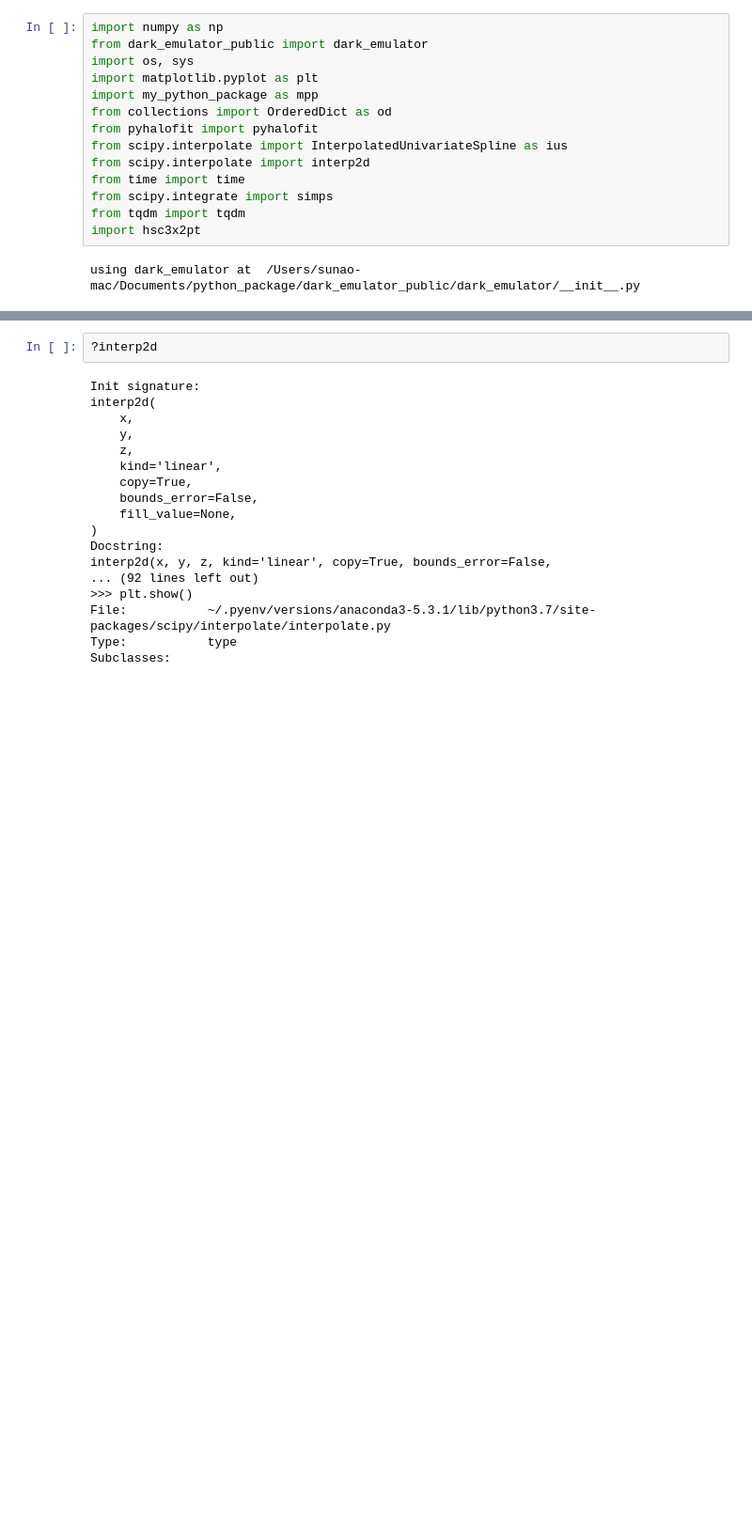
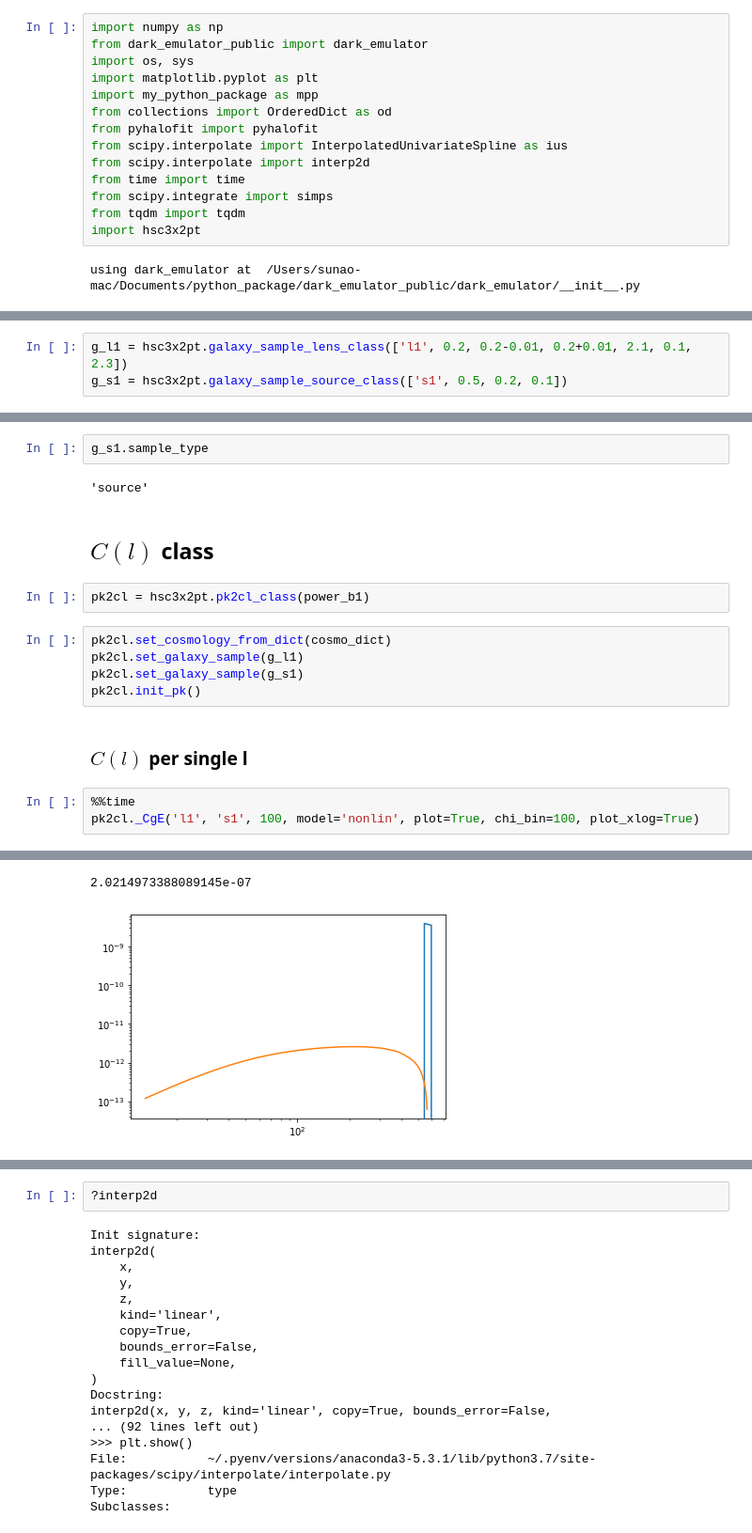
Before and after one commit to git-sunao/weaklensHSCY3Fisher, a Jupyter notebook: Untitled3.ipynb, the cells around one changed output, grey strips where cells are left out. Shown: that part at 94% size. Saved outputs shown, nothing was run; the diff lists cells and outputs as text; blank space fills up the shorter version.

```diff
--- a/Untitled3.ipynb
+++ b/Untitled3.ipynb
@@ -191,0 +102,3 @@ pkhalo_lz.shape
+# %%
+g_l1 = hsc3x2pt.galaxy_sample_lens_class(['l1', 0.2, 0.2-0.01, 0.2+0.01, 2.1, 0.1, 2.3])
+g_s1 = hsc3x2pt.galaxy_sample_source_class(['s1', 0.5, 0.2, 0.1])
@@ -191,0 +124,19 @@ pkhalo_lz.shape
+# %%
+g_s1.sample_type
+# %% [output]
+'source'
+# %% [markdown]
+## $C(l)$ class
+# %%
+pk2cl = hsc3x2pt.pk2cl_class(power_b1)
+# %%
+pk2cl.set_cosmology_from_dict(cosmo_dict)
+pk2cl.set_galaxy_sample(g_l1)
+pk2cl.set_galaxy_sample(g_s1)
+pk2cl.init_pk()
+# %% [markdown]
+### $C(l)$ per single l
+# %%
+%%time
+pk2cl._CgE('l1', 's1', 100, model='nonlin', plot=True, chi_bin=100, plot_xlog=True)
+# %% [output]
@@ -191,0 +145,2 @@ pkhalo_lz.shape
+2.0214973388089145e-07
+[figure, added]
```
Also changed, not shown: parts of 29 cells of this notebook, 3 other files.
